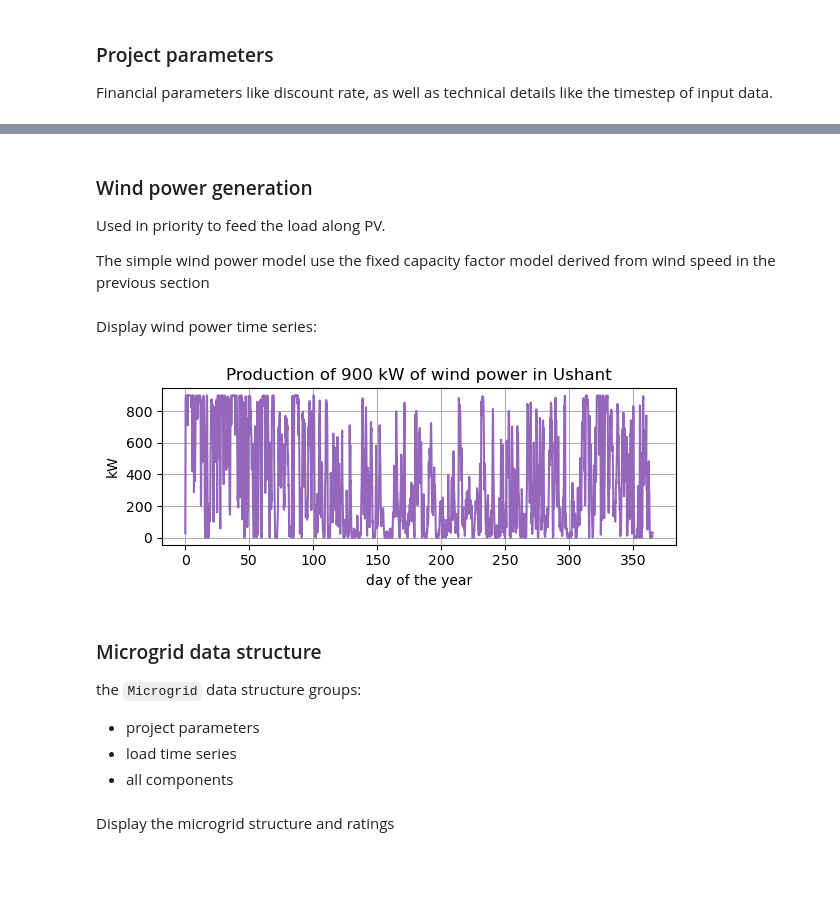
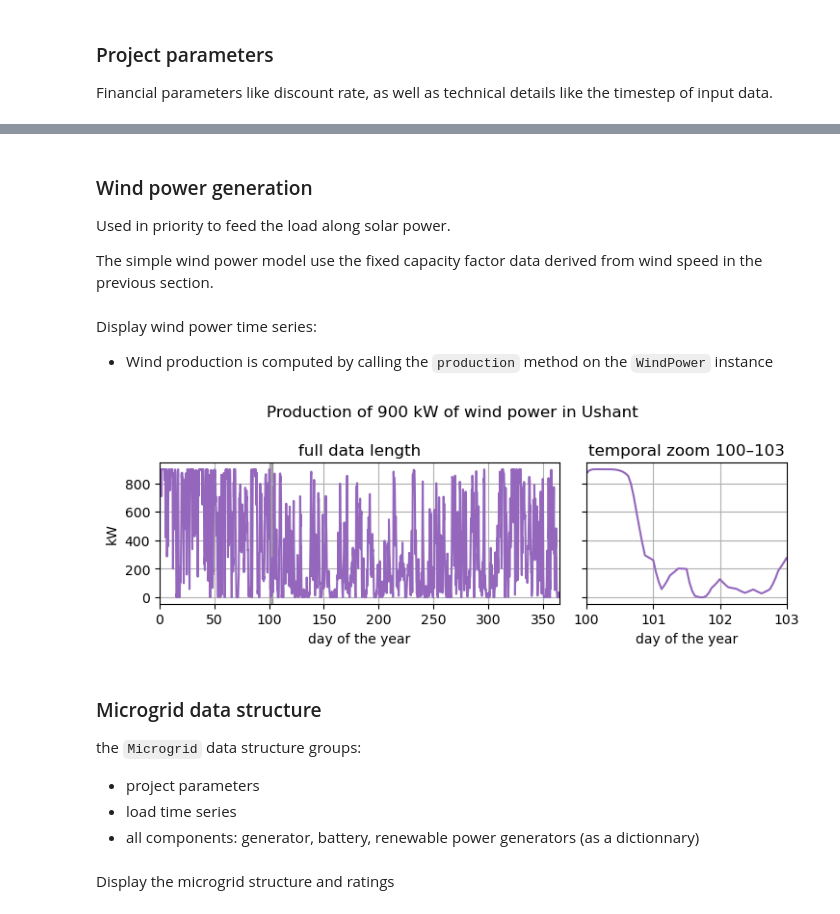
Before and after one commit to Microgrids-X/Microgrids.py, a Jupyter notebook: examples/Microgrid_Wind-Solar.ipynb, the cells around one changed output, grey strips where cells are left out. Saved outputs shown, nothing was run; the diff lists cells and outputs as text; code cells hidden in the pictures; blank space fills up the shorter version.

```diff
--- a/examples/Microgrid_Wind-Solar.ipynb
+++ b/examples/Microgrid_Wind-Solar.ipynb
@@ -72,5 +112,6 @@ Wind turbine parameters fitted to an [EWT 900 kW DW52](https://ewtdirectwind.com
 # %%
 S_D52 = np.pi * (52/2)**2 # rotor swept area m²
 TSP_D52 = 900e3/S_D52 # W/m²
-Cp_D52, α_D52 = 0.521, 3.1 # fitted or actual power curve.
+v_out = 25.0 # m/s
+Cp_D52, α_D52 = 0.521, 3.1 # fitted from actual power curve
 # %%
@@ -166,13 +206,13 @@ plt.show()
 # %% [markdown]
 ### Wind power generation
 
-Used in priority to feed the load along PV.
+Used in priority to feed the load along solar power.
 
-The simple wind power model use the fixed capacity factor model derived from wind speed in the previous section
+The simple wind power model use the fixed capacity factor data derived from wind speed in the previous section.
 # %%
 power_rated_wind = 900. # rated power (kW)
-investment_price_wind = 3000. # initial investiment price ($/kW)
-om_price_wind = 60.# operation and maintenance price ($/kW)
+investment_price_wind = 3500. # initial investiment price ($/kW)
+om_price_wind = 100.# operation and maintenance price ($/kW/y)
 lifetime_wind = 25. # lifetime (y)
 
 windgen = mgs.WindPower(power_rated_wind, cf_wind,
@@ -180,29 +220,24 @@ windgen = mgs.WindPower(power_rated_wind, cf_wind,
     lifetime_wind)
 # %% [markdown]
 Display wind power time series:
+- Wind production is computed by calling the `production` method on the `WindPower` instance
-# %%
-fig, ax = plt.subplots(1,1, figsize=(6,2.5))
-
-td = np.arange(len(Pload))/24 # time in days
-ax.plot(td, windgen.production(), "C4")
-
-ax.grid(True)
-ax.set(
-    title=f'Production of {power_rated_wind:.0f} kW of wind power in Ushant',
-    ylabel='kW',
-    xlabel='day of the year'
-);
-fig.tight_layout()
-plt.show()
-# %% [output]
-[figure, removed]
+# %%
+fig, (ax1, ax2) = plot_ts_zoom(
+    td, windgen.production(),
+    zoom=(100,103), color='tab:purple',
+    title=f'Production of {power_rated_wind:.0f} kW of wind power in Ushant',
+    xlabel='day of the year', ylabel='kW'
+)
+plt.show()
+# %% [output]
+[figure, added]
 # %% [markdown]
 ### Microgrid data structure
 
 the `Microgrid` data structure groups:
 - project parameters
 - load time series
-- all components
+- all components: generator, battery, renewable power generators (as a dictionnary)
 # %%
 microgrid = mgs.Microgrid(project, Pload,
     generator, battery, {
```
Also changed, not shown: parts of 42 cells of this notebook, 2 other files.
